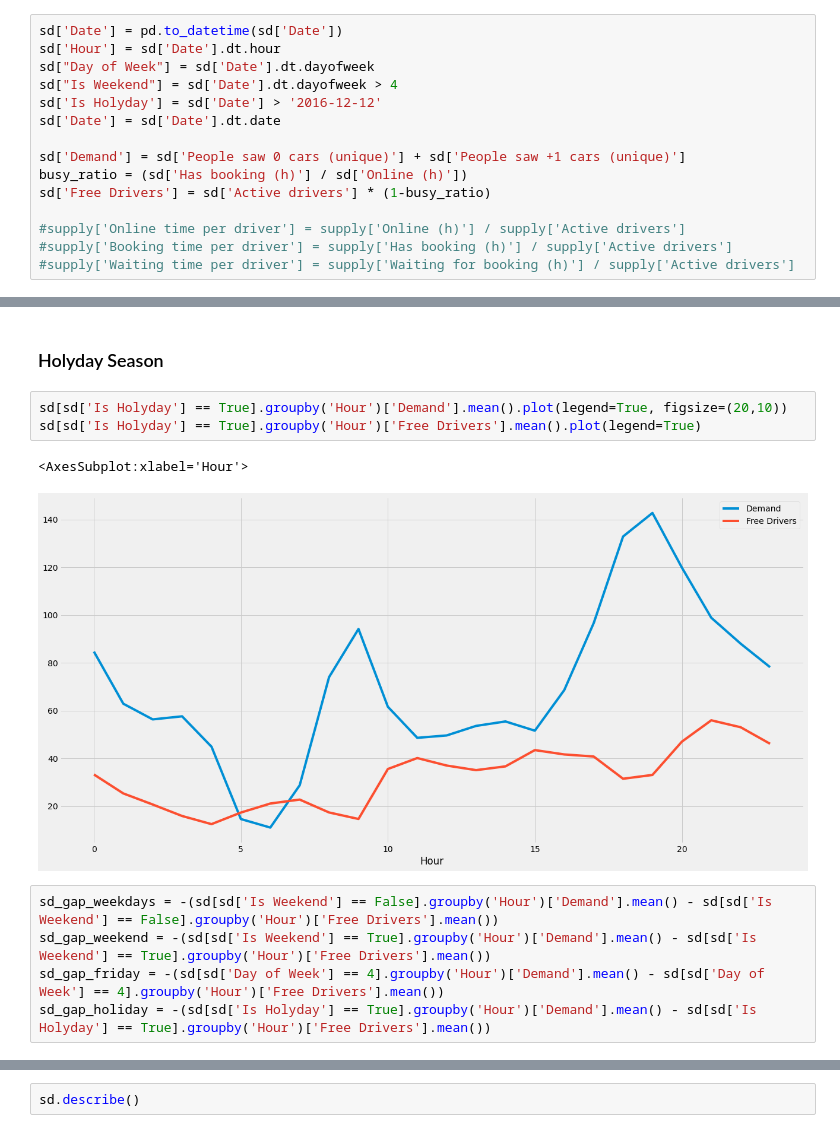
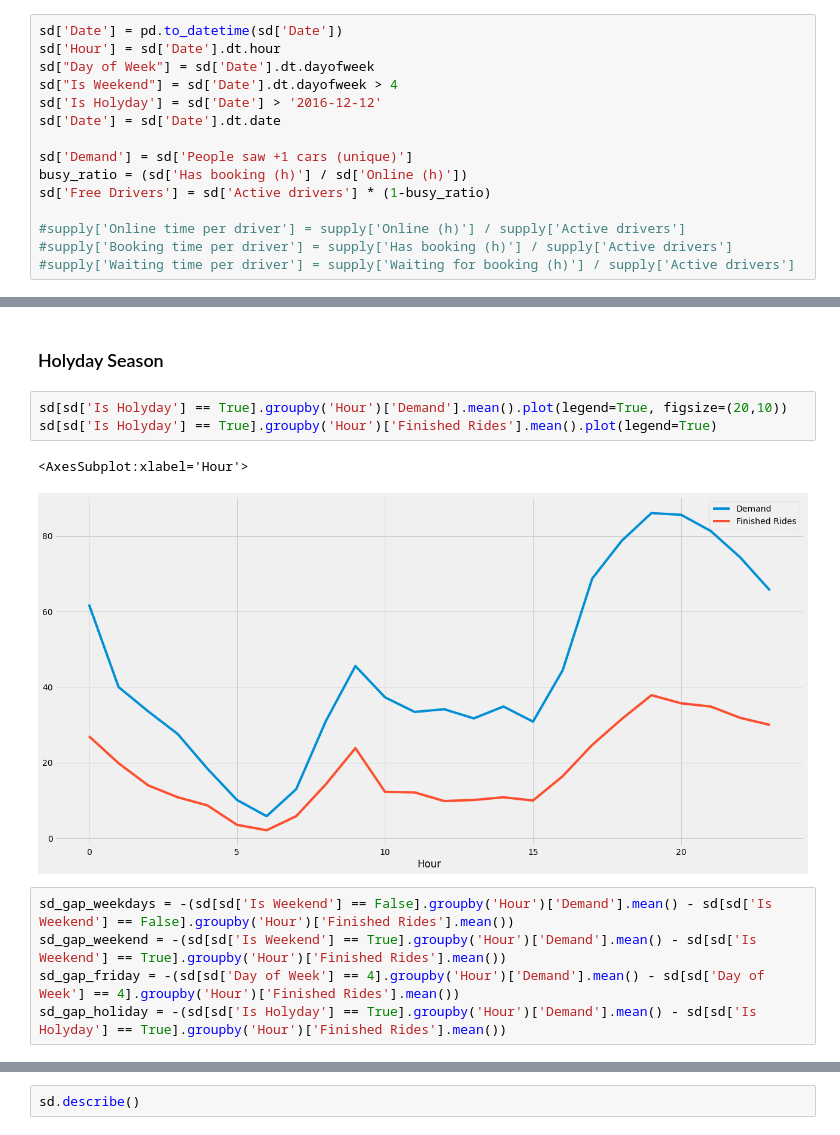
Before and after one commit to jlousada315/bolt-test, a Jupyter notebook: bolt-jl.ipynb, the cells around one changed output, grey strips where cells are left out. Drawn from its saved outputs; the diff is of its cells as text.

```diff
--- a/bolt-jl.ipynb
+++ b/bolt-jl.ipynb
@@ -52,7 +62,7 @@ sd["Is Weekend"] = sd['Date'].dt.dayofweek > 4
 sd['Is Holyday'] = sd['Date'] > '2016-12-12'
 sd['Date'] = sd['Date'].dt.date
 
-sd['Demand'] = sd['People saw 0 cars (unique)'] + sd['People saw +1 cars (unique)']
+sd['Demand'] = sd['People saw +1 cars (unique)']
 busy_ratio = (sd['Has booking (h)'] / sd['Online (h)'])
 sd['Free Drivers'] = sd['Active drivers'] * (1-busy_ratio)
 
@@ -194,15 +206,15 @@ sd[sd['Day of Week'] == 4].groupby('Hour')['Free Drivers'].mean().plot(legend=Tr
 ### Holyday Season
 # %%
 sd[sd['Is Holyday'] == True].groupby('Hour')['Demand'].mean().plot(legend=True, figsize=(20,10))
-sd[sd['Is Holyday'] == True].groupby('Hour')['Free Drivers'].mean().plot(legend=True)
+sd[sd['Is Holyday'] == True].groupby('Hour')['Finished Rides'].mean().plot(legend=True)
 # %% [output]
 <AxesSubplot:xlabel='Hour'>
-[figure, old version]
+[figure, new version]
 # %%
-sd_gap_weekdays = -(sd[sd['Is Weekend'] == False].groupby('Hour')['Demand'].mean() - sd[sd['Is Weekend'] == False].groupby('Hour')['Free Drivers'].mean())
-sd_gap_weekend = -(sd[sd['Is Weekend'] == True].groupby('Hour')['Demand'].mean() - sd[sd['Is Weekend'] == True].groupby('Hour')['Free Drivers'].mean())
-sd_gap_friday = -(sd[sd['Day of Week'] == 4].groupby('Hour')['Demand'].mean() - sd[sd['Day of Week'] == 4].groupby('Hour')['Free Drivers'].mean())
-sd_gap_holiday = -(sd[sd['Is Holyday'] == True].groupby('Hour')['Demand'].mean() - sd[sd['Is Holyday'] == True].groupby('Hour')['Free Drivers'].mean())
+sd_gap_weekdays = -(sd[sd['Is Weekend'] == False].groupby('Hour')['Demand'].mean() - sd[sd['Is Weekend'] == False].groupby('Hour')['Finished Rides'].mean())
+sd_gap_weekend = -(sd[sd['Is Weekend'] == True].groupby('Hour')['Demand'].mean() - sd[sd['Is Weekend'] == True].groupby('Hour')['Finished Rides'].mean())
+sd_gap_friday = -(sd[sd['Day of Week'] == 4].groupby('Hour')['Demand'].mean() - sd[sd['Day of Week'] == 4].groupby('Hour')['Finished Rides'].mean())
+sd_gap_holiday = -(sd[sd['Is Holyday'] == True].groupby('Hour')['Demand'].mean() - sd[sd['Is Holyday'] == True].groupby('Hour')['Finished Rides'].mean())
 # %%
 #create subplot figure with having two side by side plots
 fig, axes = plt.subplots(nrows=2,ncols=2,figsize=(20,10),sharey=True)
```
Also changed, not shown: parts of 35 cells of this notebook, 1 other file.
